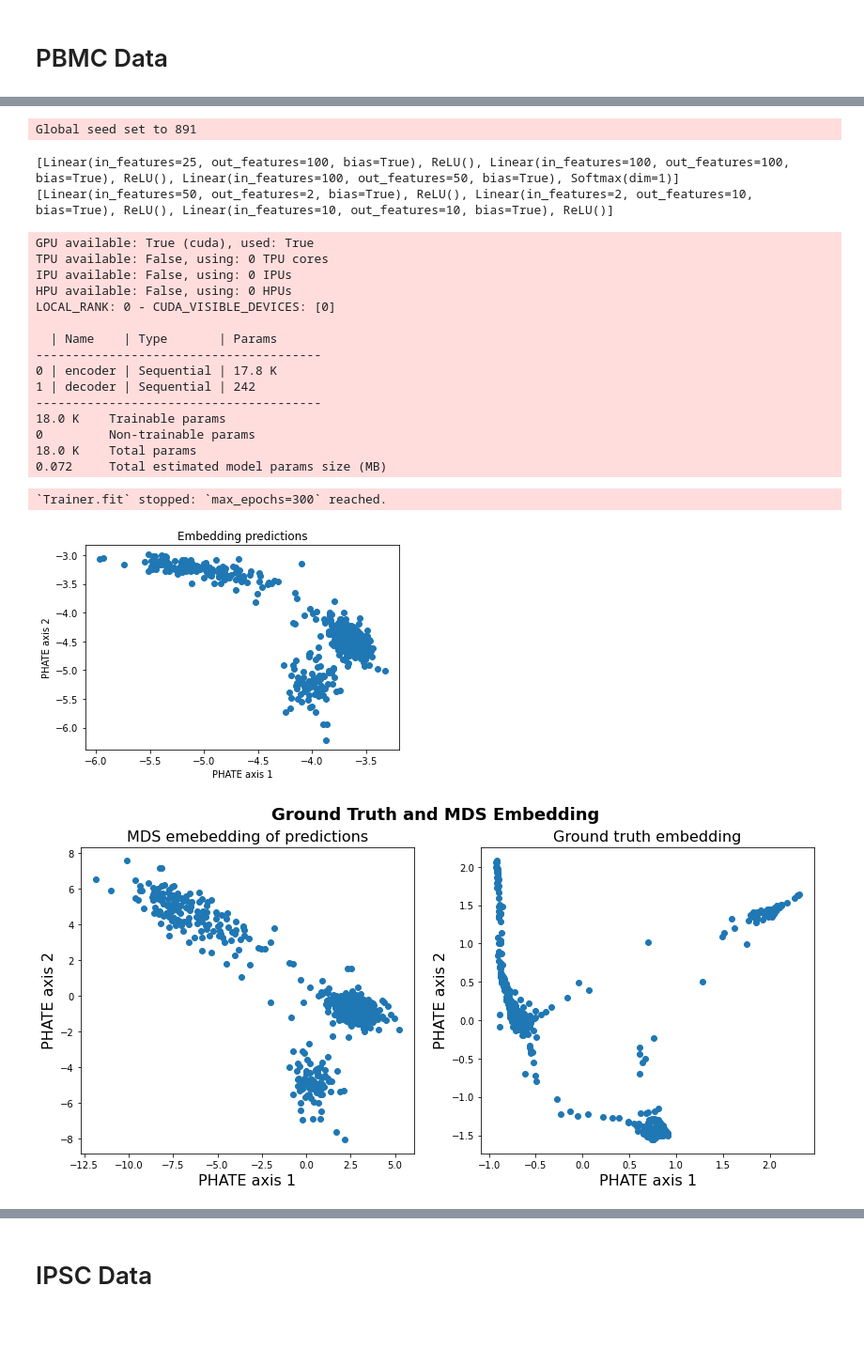
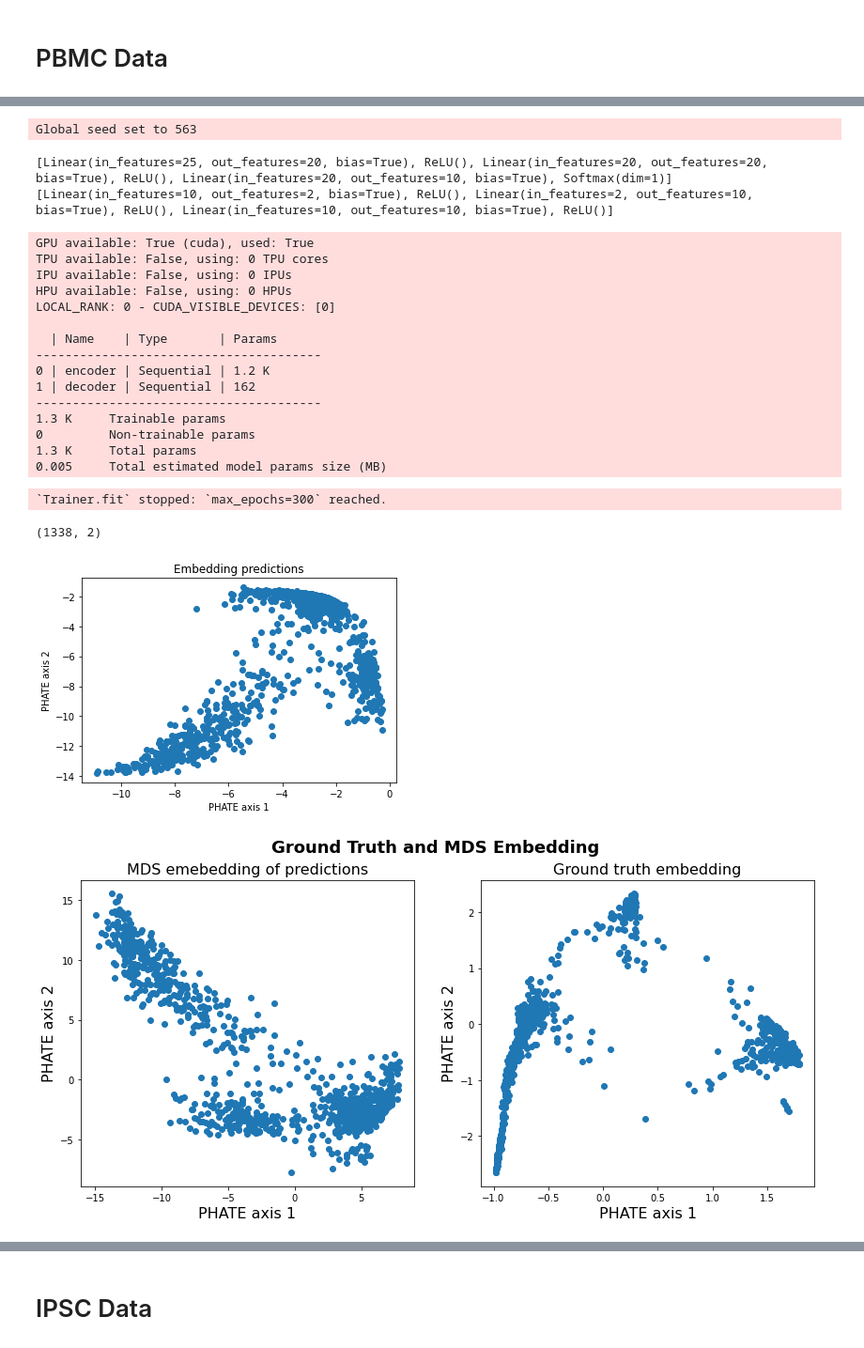
Before and after one commit to guillaumehu/phate_fim, a Jupyter notebook: notebooks/df-test-autoencoder.ipynb, the cells around one changed output, grey strips where cells are left out. Shown at 94% size. Cells and saved outputs as stored; diff of their text form; code cells hidden in the pictures.

```diff
--- a/notebooks/df-test-autoencoder.ipynb
+++ b/notebooks/df-test-autoencoder.ipynb
@@ -816,12 +792,18 @@ plt.scatter(predemb[distind[1400:],0],predemb[distind[1400:],1],c='red')
 # PBMC Data
 # %%
 #extract PMBC data size/dimensions
+
+initdir = os.getcwd()
+os.chdir(os.path.abspath('..') + '/src/data')
 with open('pbmc.pickle','rb') as f:
-    X = pickle.load(f).values
+    X = pickle.load(f).values.squeeze()
+os.chdir(initdir)
 
-trainobs = 1000
+
+trainobs = 1300
 traind = random.sample(range(0,X.shape[0]),trainobs)
 iX = X[traind,:]
 
 print(iX.shape)
+print(X.shape)
 # %% [output]
@@ -829,6 +812,6 @@ print(iX.shape)
 # %%
 #Apply PCA TO Reduce the dimensions
-
+n_dim = 25
 #100 PCs
 pca = PCA(n_components=100)
 pca.fit(iX)
@@ -866,23 +853,23 @@ Text(0, 0.5, 'PHATE axis 2')
 # Data Parameters
 dataset = "pbmc"
 n_obs = trainX.shape[0]
-n_dim = trainX.shape[1]
+n_dim = n_dim
 batch_size = 100
 
 # Model param
-encoder_layer = [100,100,50]
+encoder_layer = [20,20,10]
 decoder_layer = [2,10,10]
 emb_dim = encoder_layer[-1]
 activation = "ReLU"
 lr = 0.0001
-kernel_type = "ipsc_pbmc"  # "gaussian" and "phate".
+kernel_type = "pbmc_phate"  # "gaussian" and "phate".
 loss_emb = False  # Embedding loss.
 loss_dist = True # distance loss in the embedding.
 loss_rec = False
 bandwitdh = 1  # bandwitdh for the gaussian kernel
 t = 1  # time for the gaussian kernel. For PHATE, we use their optimal time.
 scale = 0.0005  # scale when we add noise to do the data (before the encoder).
-knn = 10 # PHATE kernel number of Nearest Neighbors.
+knn = 5 # PHATE kernel number of Nearest Neighbors.
 logp=True
 
 # Trainer param
@@ -943,9 +950,9 @@ trainer = Trainer(
 # Train the model
 trainer.fit(model_pbmc, train_dataloaders=train_loader)
 # %% [output]
-Global seed set to 891
+Global seed set to 563
-[Linear(in_features=25, out_features=100, bias=True), ReLU(), Linear(in_features=100, out_features=100, bias=True), ReLU(), Linear(in_features=100, out_features=50, bias=True), Softmax(dim=1)]
-[Linear(in_features=50, out_features=2, bias=True), ReLU(), Linear(in_features=2, out_features=10, bias=True), ReLU(), Linear(in_features=10, out_features=10, bias=True), ReLU()]
+[Linear(in_features=25, out_features=20, bias=True), ReLU(), Linear(in_features=20, out_features=20, bias=True), ReLU(), Linear(in_features=20, out_features=10, bias=True), Softmax(dim=1)]
+[Linear(in_features=10, out_features=2, bias=True), ReLU(), Linear(in_features=2, out_features=10, bias=True), ReLU(), Linear(in_features=10, out_features=10, bias=True), ReLU()]
 GPU available: True (cuda), used: True
 TPU available: False, using: 0 TPU cores
 IPU available: False, using: 0 IPUs
@@ -954,13 +961,13 @@ LOCAL_RANK: 0 - CUDA_VISIBLE_DEVICES: [0]
 
   | Name    | Type       | Params
 ---------------------------------------
-0 | encoder | Sequential | 17.8 K
-1 | decoder | Sequential | 242
+0 | encoder | Sequential | 1.2 K
+1 | decoder | Sequential | 162
 ---------------------------------------
-18.0 K    Trainable params
+1.3 K     Trainable params
 0         Non-trainable params
-18.0 K    Total params
-0.072     Total estimated model params size (MB)
+1.3 K     Total params
+0.005     Total estimated model params size (MB)
 `Trainer.fit` stopped: `max_epochs=300` reached.
 # %%
 #save model
@@ -968,7 +975,10 @@ torch.save(model_pbmc.state_dict(),'saved_models/pbmc_model_1_15.pt')
 # %%
 
-testind = list( set(list(np.arange(iX.shape[0]))) - set(traind))
-pbmc_data, pbmc_phate, rindx = make_pbmc(n_obs=len(testind),emb_dim=2,knn=5,indx=testind)
+#model_pbmc = LitAutoencoder(input_dim=n_dim,emb_dim=emb_dim)
+#model_pbmc.load_state_dict(torch.load('/home/of56/FIM_farnam/notebooks/saved_models/pbmc_model_1_17_retry.pt'))
+
+testind = list( set(list(np.arange(X.shape[0]))) - set(traind))
+pbmc_data, pbmc_phate = make_pbmc(n_obs=len(testind),emb_dim=2,knn=5,indx=testind)
 
 pbmc_data = pbmc_data.to('cuda')
 model_pbmc.cuda()
@@ -977,36 +987,39 @@ pred = model_pbmc.encode(pbmc_data).detach().cpu().numpy()
 
 mds_operator = MDS()
 predemb = mds_operator.fit_transform(pred)
+print(predemb.shape)
+# %% [output]
+(1338, 2)
 # %%
 
 plt.figure()
 plt.title("Embedding predictions")
 plt.scatter(pred[:, 0], pred[:, 1])
 plt.xlabel("PHATE axis 1")
 plt.ylabel("PHATE axis 2")
 
 plt.figure(figsize = (14,6))
 plt.suptitle("Ground Truth and MDS Embedding",fontweight='bold',fontsize=18)
 plt.subplot(121)
 plt.title("MDS emebedding of predictions",fontsize=16)
 plt.scatter(predemb[:, 0], predemb[:, 1])
 plt.xlabel("PHATE axis 1",fontsize=16)
 plt.ylabel("PHATE axis 2",fontsize=16)
 
 plt.subplot(122)
 plt.title("Ground truth embedding",fontsize=16)
 plt.scatter(pbmc_phate[:,0],pbmc_phate[:,1])
 plt.xlabel("PHATE axis 1",fontsize=16)
 plt.ylabel("PHATE axis 2",fontsize=16)
 
 
-np.save("saved_data/1500_pbmc_1_15_1500_pred.npy",pred)
-np.save("saved_data/1500_pbmc_1_15_1500_pred_MDS.npy",predemb)
-np.save("saved_data/1500_pbmc_1_15_1500_ground_truth.npy",tree_phate)
-plt.savefig("Figures/1500_pbmc_1_15_1500_ground_truth.png")
+np.save("saved_data/1500_pbmc_1_17_1500_pred.npy",pred)
+np.save("saved_data/1500_pbmc_1_17_1500_pred_MDS.npy",predemb)
+np.save("saved_data/1500_pbmc_1_17_1500_ground_truth.npy",pbmc_phate)
+plt.savefig("Figures/1500_pbmc_1_17_1500_ground_truth.png")
 # %% [output]
-[figure, old version]
+[figure, new version]
-[figure, old version]
+[figure, new version]
 # %%
 
 #Compute FIM
```
Also changed, not shown: parts of 31 cells of this notebook, 12 other files.
